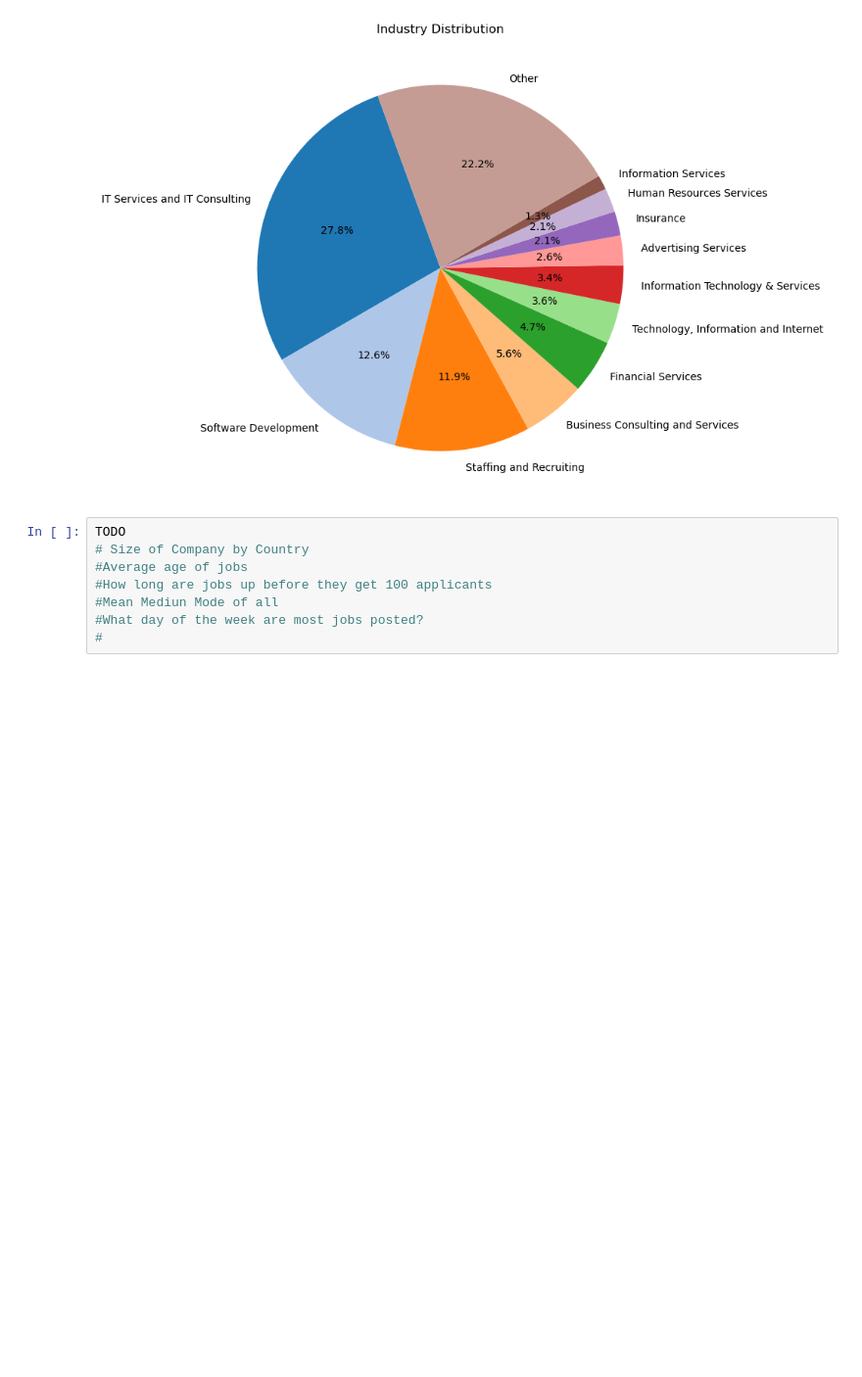
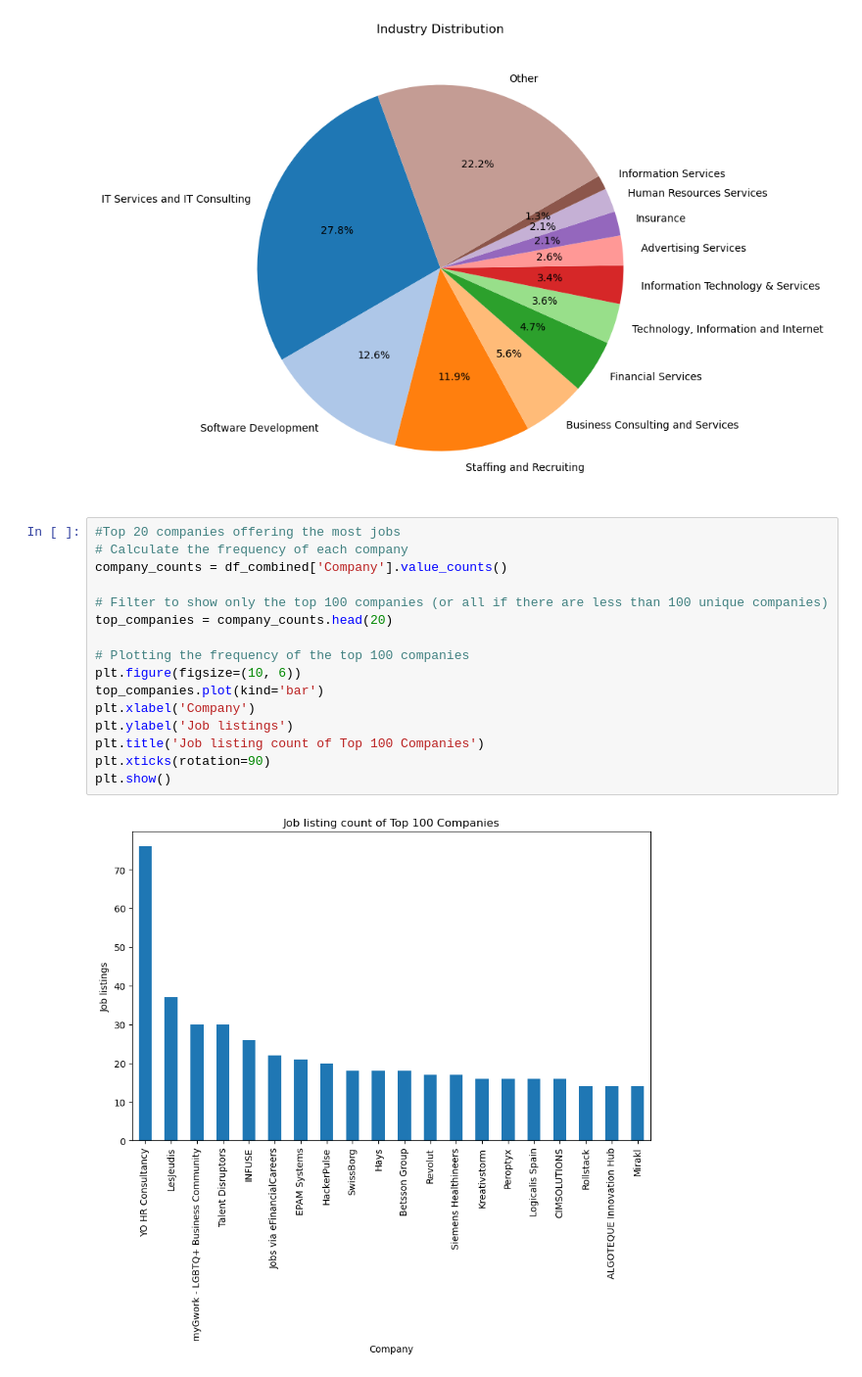
Before and after one commit to diamond-one/LinkedIn-Data-Jobs-Insights, a Jupyter notebook: DataCareerAnalysis.ipynb, the cells around one changed output. Shown at 98% size. Drawn from its saved outputs; the diff is of its cells as text; blank space fills up the shorter version.

```diff
--- a/DataCareerAnalysis.ipynb
+++ b/DataCareerAnalysis.ipynb
@@ -278,11 +201,21 @@ plt.ylabel('')
 plt.show()
 # %% [output]
 [figure]
-# %%
-TODO
-# Size of Company by Country
-#Average age of jobs
-#How long are jobs up before they get 100 applicants
-#Mean Mediun Mode of all
-#What day of the week are most jobs posted?
-#
+# %%
+#Top 20 companies offering the most jobs
+# Calculate the frequency of each company
+company_counts = df_combined['Company'].value_counts()
+
+# Filter to show only the top 100 companies (or all if there are less than 100 unique companies)
+top_companies = company_counts.head(20)
+
+# Plotting the frequency of the top 100 companies
+plt.figure(figsize=(10, 6))
+top_companies.plot(kind='bar')
+plt.xlabel('Company')
+plt.ylabel('Job listings')
+plt.title('Job listing count of Top 100 Companies')
+plt.xticks(rotation=90)
+plt.show()
+# %% [output]
+[figure, added]
```
Also changed, not shown: parts of 19 cells of this notebook.
